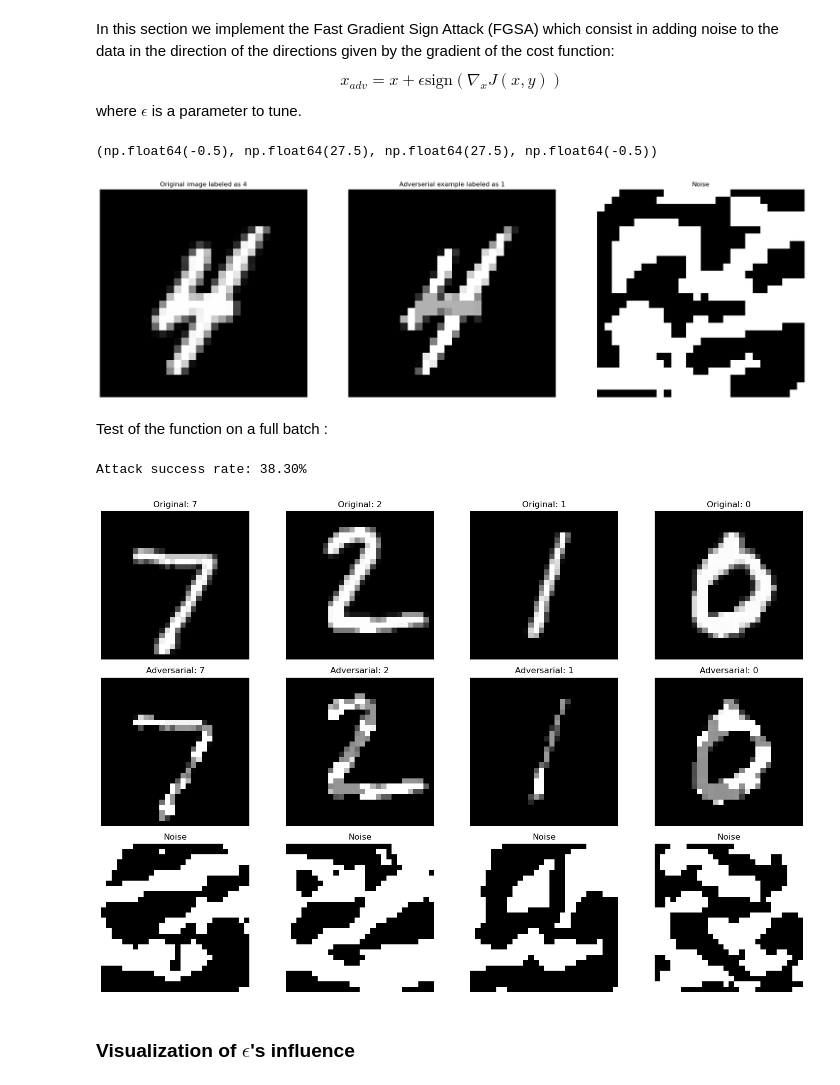
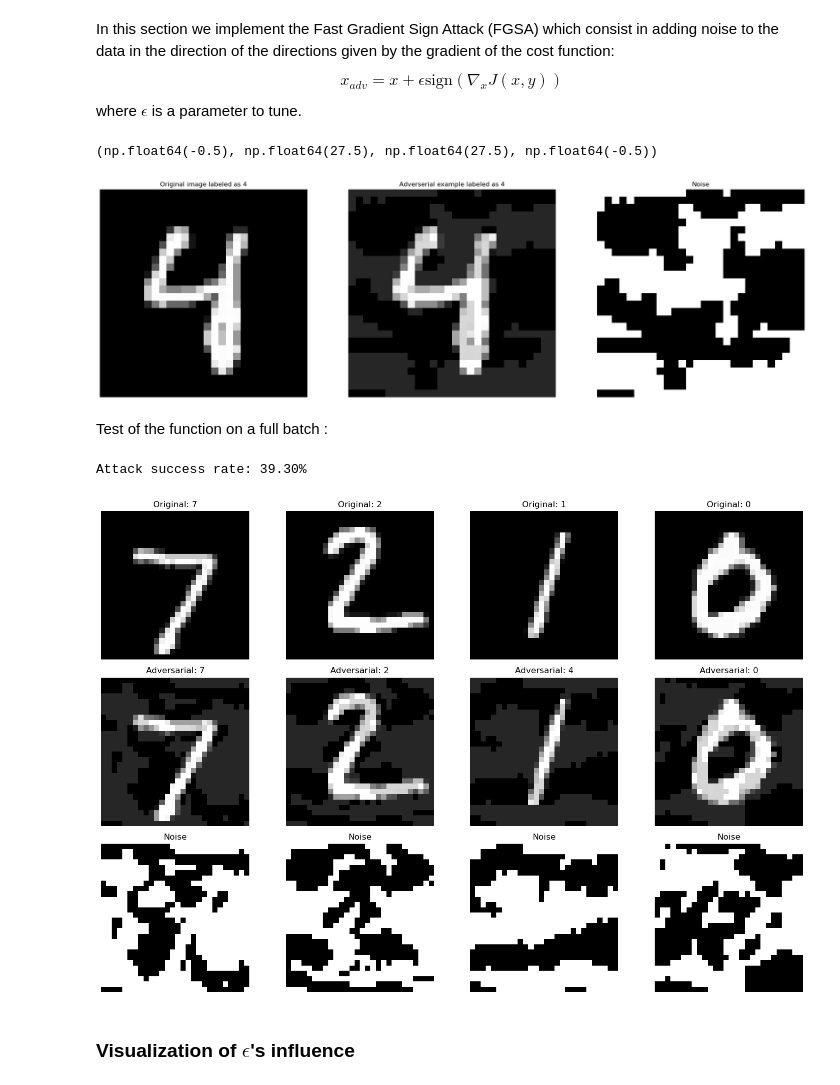
Before and after one commit to abelmaxv/ARIA-image-devoir, a Jupyter notebook: devoir.ipynb, the cells around one changed output. Drawn from its saved outputs; the diff is of its cells as text; code cells hidden in the pictures.

```diff
--- a/devoir.ipynb
+++ b/devoir.ipynb
@@ -168,0 +172,18 @@ Accuracy of the model on the 10000 test images: 98.66%
+# %%
+images = torch.stack([img for img, _ in test_dataset])
+labels = torch.tensor([label for _, label in test_dataset])
+
+accuracy = []
+
+for key in range(10):
+    inputs = images[labels == key]
+    inputs_labels = torch.zeros(len(inputs)) + key
+    predicted_labels = torch.argmax(model(inputs.to(device)), dim = 1)
+    success_rate = (predicted_labels == inputs_labels.to(device)).float().mean().item()
+    accuracy.append(success_rate)
+
+fig, ax = plt.subplots(figsize = (8,5))
+ax.bar(range(10), accuracy)
+for i, v in enumerate(accuracy):
+    ax.text(i, v, f'{v:.2%}', ha='center', va='bottom')
+ax.set_title("Accuracy of the model for each class")
@@ -204,7 +228,7 @@ def generate_adverserial_examples(model, criterion, image, label, epsilon, batch
 
     # Create adversarial example
     x_adv = input + epsilon * noise
-    x_adv = torch.clamp(x_adv, 0, 1.0)
+    x_adv = torch.clamp(x_adv, -1.0, 1.0)
 
     if not batch :
         return x_adv.detach().squeeze(0), noise.detach().squeeze(0)
@@ -231,7 +255,7 @@ axs[2].set_title(f"Noise")
 axs[2].axis('off')
 # %% [output]
 (np.float64(-0.5), np.float64(27.5), np.float64(27.5), np.float64(-0.5))
-[figure, old version]
+[figure, new version]
 # %% [markdown]
 Test of the function on a full batch :
 # %%
@@ -240,38 +264,38 @@ dataiter = iter(test_loader)
 images, labels = next(dataiter)
 
 # Generate adversarial examples for the whole batch
-adv_images, noises = generate_adverserial_examples(model, criterion, images, labels, epsilon=0.4, batch=True)
+adv_images, noises = generate_adverserial_examples(model, criterion, images, labels, epsilon=0.3, batch=True)
 
 with torch.no_grad():
     orig_outputs = model(images.to(device))
     adv_outputs = model(adv_images.to(device))
 
     orig_preds = torch.argmax(orig_outputs, dim=1)
     adv_preds = torch.argmax(adv_outputs, dim=1)
 
 # Calculate success rate of attack
 success_rate = (orig_preds != adv_preds).float().mean().item()
 print(f"Attack success rate: {success_rate*100:.2f}%")
 
 
 fig, axs = plt.subplots(3, 4, figsize=(15, 10))
 for i in range(4):
     axs[0,i].imshow(images.cpu()[i].squeeze(), cmap='gray')
     axs[0,i].set_title(f'Original: {labels[i].item()}')
     axs[0,i].axis('off')
 
     axs[1,i].imshow(adv_images.cpu()[i].squeeze(), cmap='gray')
     axs[1,i].set_title(f'Adversarial: {adv_preds[i].item()}')
     axs[1,i].axis('off')
 
     axs[2,i].imshow(noises.cpu()[i].squeeze(), cmap='gray')
     axs[2,i].set_title('Noise')
     axs[2,i].axis('off')
 
 plt.tight_layout()
 # %% [output]
-Attack success rate: 38.30%
+Attack success rate: 39.30%
-[figure, old version]
+[figure, new version]
 # %% [markdown]
 ### Visualization of $\epsilon$'s influence
 # %% [markdown]
```
Also changed, not shown: parts of 22 cells of this notebook, 2 other files.
